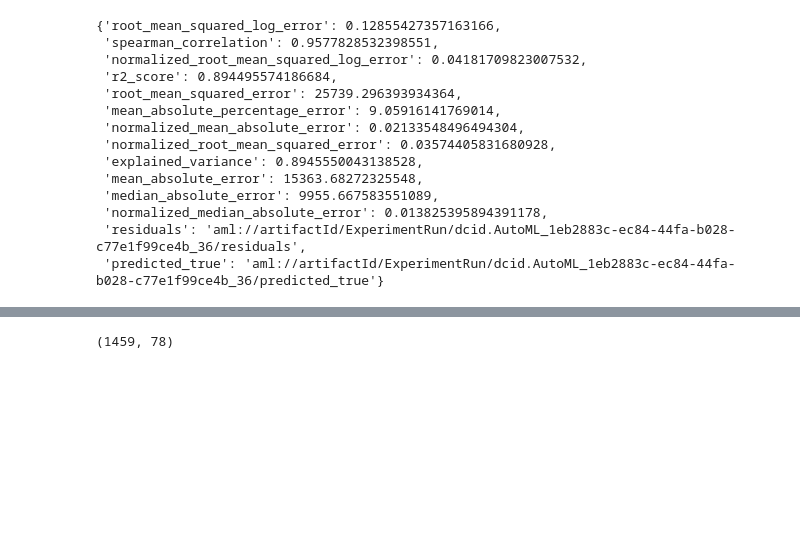
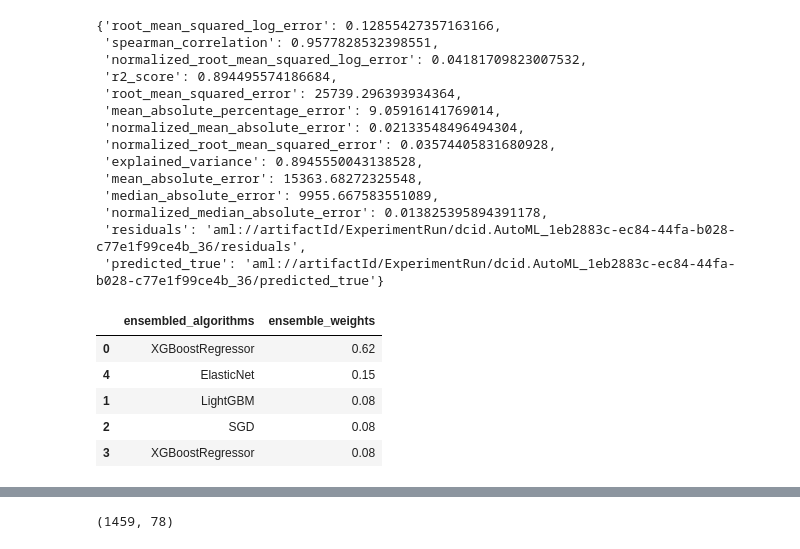
Before and after one commit to lustraka/Predict_Ames_House_Prices, a Jupyter notebook: automl.ipynb, the cells around one changed output, grey strips where cells are left out. Cells and saved outputs as stored; diff of their text form; code cells hidden in the pictures; blank space fills up the shorter version.

```diff
--- a/automl.ipynb
+++ b/automl.ipynb
@@ -200,3 +203,15 @@ best_run_metrics
  'normalized_median_absolute_error': 0.013825395894391178,
  'residuals': 'aml://artifactId/ExperimentRun/dcid.AutoML_1eb2883c-ec84-44fa-b028-c77e1f99ce4b_36/residuals',
  'predicted_true': 'aml://artifactId/ExperimentRun/dcid.AutoML_1eb2883c-ec84-44fa-b028-c77e1f99ce4b_36/predicted_true'}
+# %%
+details = best_run.get_details()
+# A pattern for extracting structure of the VotingEnsemble model
+voting_ensemble = {k:ast.literal_eval(details['properties'][k]) for k in ['ensembled_algorithms', 'ensemble_weights']}
+pd.DataFrame(voting_ensemble).sort_values(by='ensemble_weights', ascending=False)
+# %% [output]
+|  | ensembled_algorithms | ensemble_weights |
+| 0 | XGBoostRegressor | 0.62 |
+| 4 | ElasticNet | 0.15 |
+| 1 | LightGBM | 0.08 |
+| 2 | SGD | 0.08 |
+| 3 | XGBoostRegressor | 0.08 |
```
Also changed, not shown: parts of 15 cells of this notebook.
